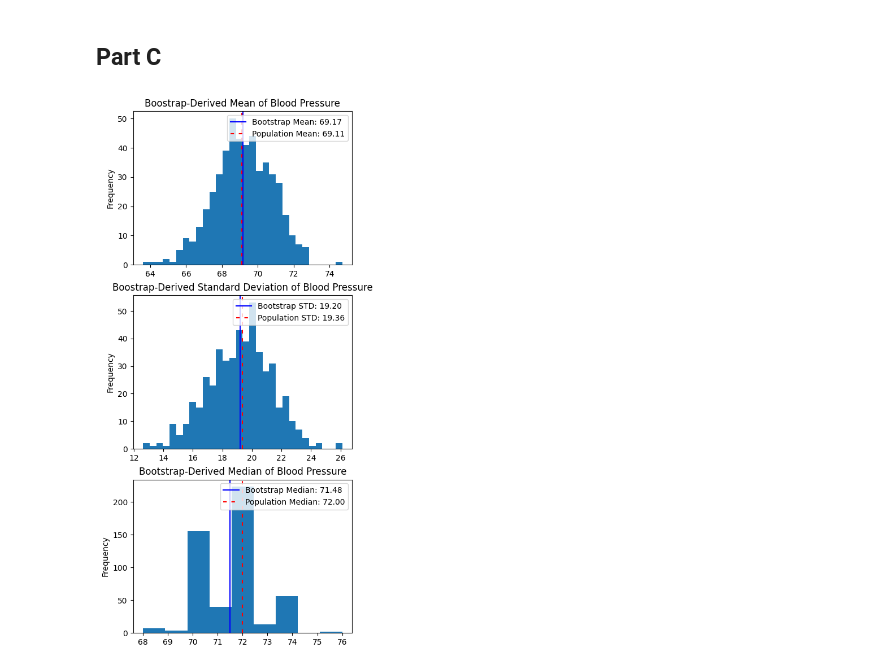
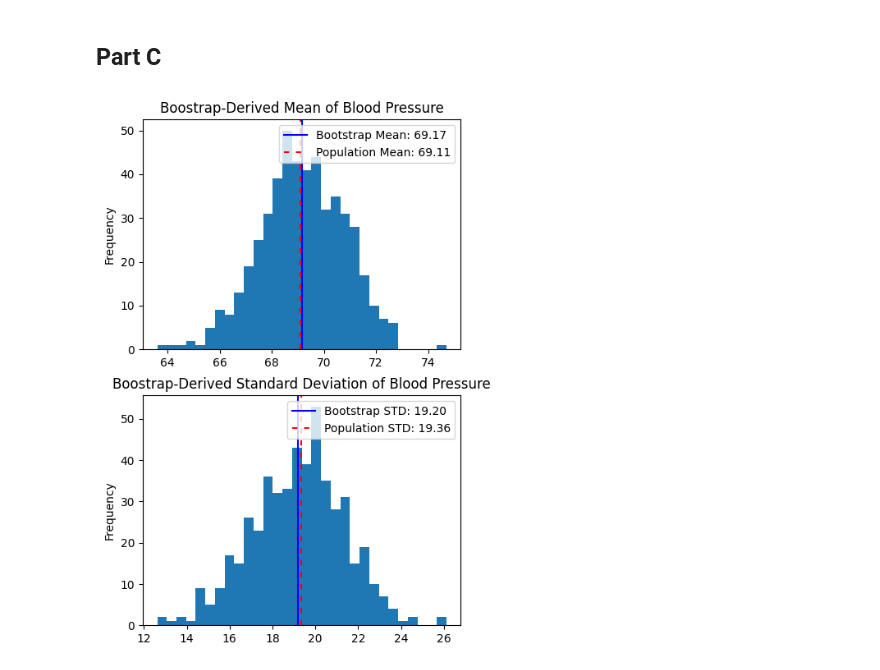
Before and after one commit to devans2718/umkc-cs-5530-a3, a Jupyter notebook: assignment_3.ipynb, the cells around one changed output. Cells and saved outputs as stored; diff of their text form; code cells hidden in the pictures.

```diff
--- a/assignment_3.ipynb
+++ b/assignment_3.ipynb
@@ -137,17 +137,21 @@ plt.show()
 ## Part C
 # %%
 # Part C environment
-fig_c, axes_c = plt.subplots(3, 1, figsize=(5, 12))
+fig_c, axes_c = plt.subplots(2, 1, figsize=(5, 8))
 
 # Get population statistics
 pop_bp_mean = df.BloodPressure.mean()
 pop_bp_std = df.BloodPressure.std()
-pop_bp_median = df.BloodPressure.median()
+pop_bp_25th = df.BloodPressure.quantile(0.25)
+pop_bp_50th = df.BloodPressure.quantile(0.50)
+pop_bp_75th = df.BloodPressure.quantile(0.75)
 
 # Bootstrap sample for mean, standard deviation, and median
 bootstrap_means = []
 bootstrap_stds = []
-bootstrap_medians = []
+bootstrap_25ths = []
+bootstrap_50ths = []
+bootstrap_75ths = []
 
 # set number of samples
 n = 500
@@ -158,15 +162,21 @@ for i in range(500):
     sample = df.sample(n=150, replace=True, random_state=i)
     bootstrap_means.append(sample.BloodPressure.mean())
     bootstrap_stds.append(sample.BloodPressure.std())
-    bootstrap_medians.append(sample.BloodPressure.median())
+    bootstrap_25ths.append(sample.BloodPressure.quantile(0.25))
+    bootstrap_50ths.append(sample.BloodPressure.quantile(0.50))
+    bootstrap_75ths.append(sample.BloodPressure.quantile(0.75))
 
 bootstrap_means = pd.Series(bootstrap_means)
 bootstrap_stds = pd.Series(bootstrap_stds)
-bootstrap_medians = pd.Series(bootstrap_medians)
+bootstrap_25ths = pd.Series(bootstrap_25ths)
+bootstrap_50ths = pd.Series(bootstrap_50ths)
+bootstrap_75ths = pd.Series(bootstrap_75ths)
 
 bootstrap_mean = bootstrap_means.mean()
 bootstrap_std = bootstrap_stds.mean()
-bootstrap_median = bootstrap_medians.mean()
+bootstrap_25th = bootstrap_25ths.mean()
+bootstrap_50th = bootstrap_50ths.mean()
+bootstrap_75th = bootstrap_75ths.mean()
 
 # Part C mean
 bootstrap_means.plot(
@@ -189,54 +199,31 @@ axes_c[0].axvline(
     label=f"Population Mean: {pop_bp_mean:.2f}"
 )
 
 axes_c[0].legend()
 
 # Part C standard deviation
 bootstrap_stds.plot(
     kind="hist",
     bins=30,
     ax=axes_c[1],
     label="",
     title="Boostrap-Derived Standard Deviation of Blood Pressure",
 )
 
 axes_c[1].axvline(
     bootstrap_std,
     color="blue",
     label=f"Bootstrap STD: {bootstrap_std:.2f}",
 )
 axes_c[1].axvline(
     pop_bp_std,
     color="red",
     linestyle=(0, (3, 4)),
     label=f"Population STD: {pop_bp_std:.2f}"
 )
 
 axes_c[1].legend()
 
-# Part C medians
-bootstrap_medians.plot(
-    kind="hist",
-    bins=9,
-    ax=axes_c[2],
-    label="",
-    title="Bootstrap-Derived Median of Blood Pressure",
-)
-
-axes_c[2].axvline(
-    bootstrap_median,
-    color="blue",
-    label=f"Bootstrap Median: {bootstrap_median:.2f}",
-)
-axes_c[2].axvline(
-    pop_bp_median,
-    color="red",
-    linestyle=(0, (3, 4)),
-    label=f"Population Median: {pop_bp_median:.2f}"
-)
-
-axes_c[2].legend()
-
 plt.show()
 # %% [output]
-[figure, old version]
+[figure, new version]
```
Also changed, not shown: parts of 4 cells of this notebook, 2 other files.
